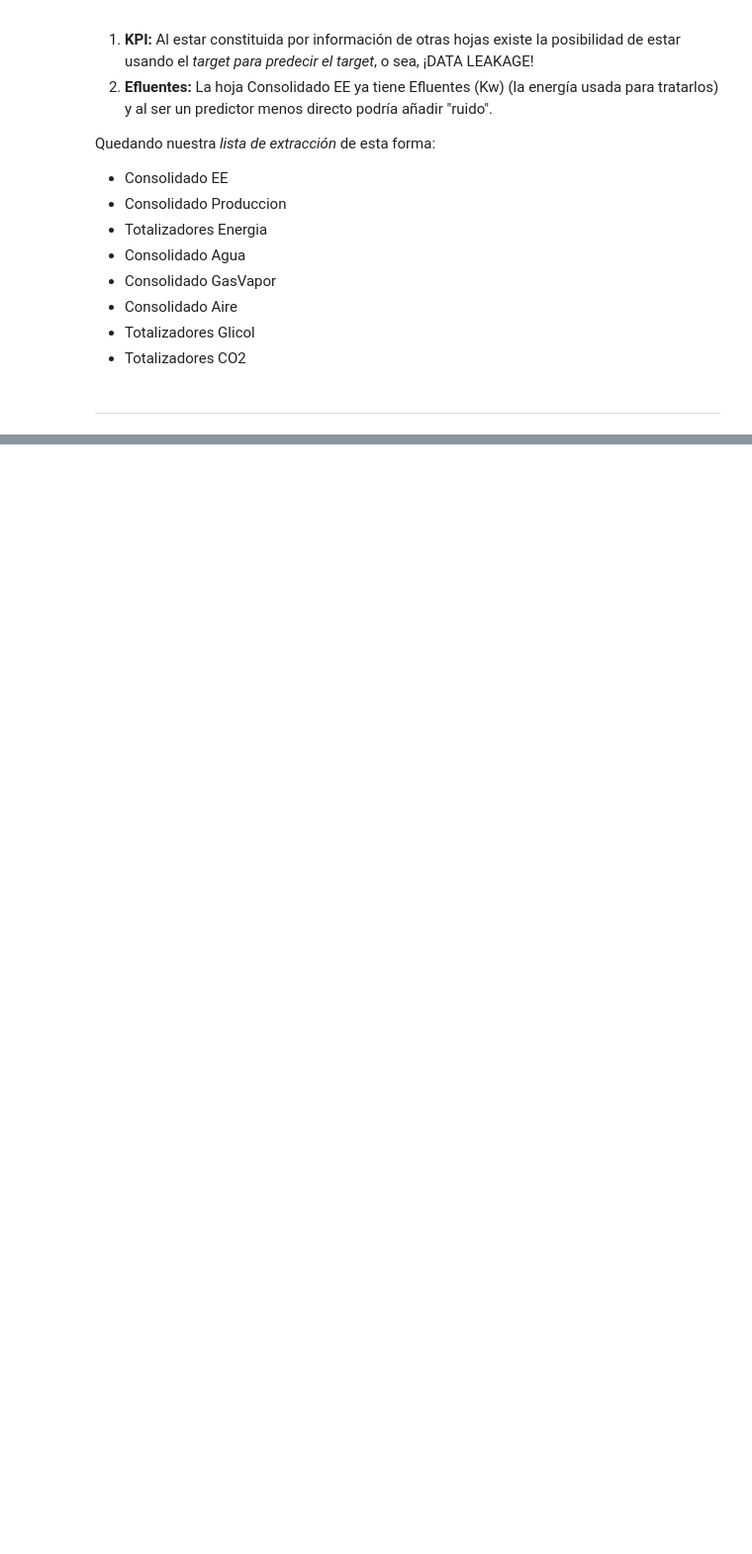
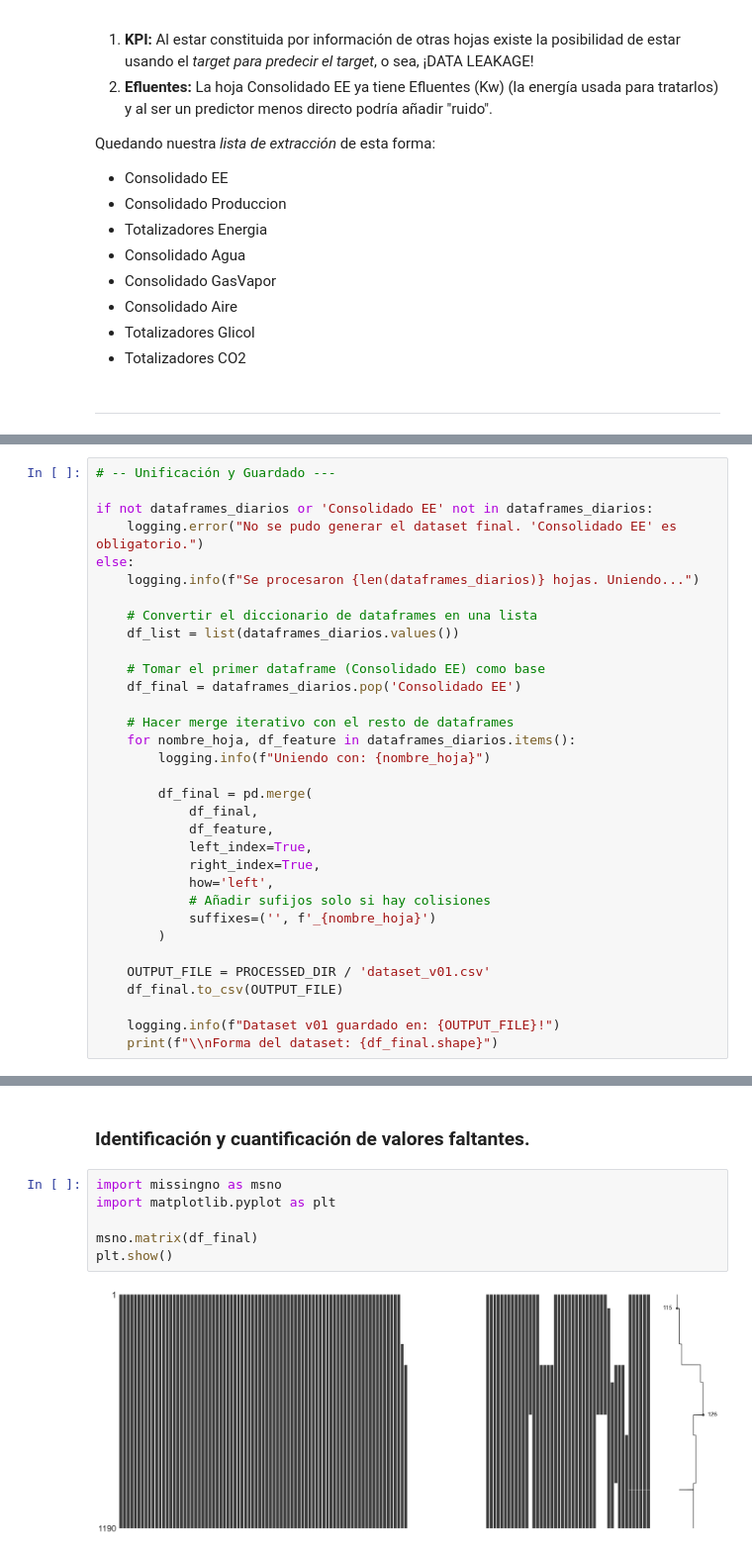
Before and after one commit to VexxAl/lab-datos-TPF, a Jupyter notebook: notebooks/eda.ipynb, the cells around one changed output, grey strips where cells are left out. Shown at 99% size. Drawn from its saved outputs; the diff is of its cells as text; blank space fills up the shorter version.

```diff
--- a/notebooks/eda.ipynb
+++ b/notebooks/eda.ipynb
@@ -52,0 +194,33 @@ Quedando nuestra *lista de extracción* de esta forma:
+# %%
+# -- Unificación y Guardado ---
+
+if not dataframes_diarios or 'Consolidado EE' not in dataframes_diarios:
+    logging.error("No se pudo generar el dataset final. 'Consolidado EE' es obligatorio.")
+else:
+    logging.info(f"Se procesaron {len(dataframes_diarios)} hojas. Uniendo...")
+
+    # Convertir el diccionario de dataframes en una lista
+    df_list = list(dataframes_diarios.values())
+
+    # Tomar el primer dataframe (Consolidado EE) como base
+    df_final = dataframes_diarios.pop('Consolidado EE')
+
+    # Hacer merge iterativo con el resto de dataframes
+    for nombre_hoja, df_feature in dataframes_diarios.items():
+        logging.info(f"Uniendo con: {nombre_hoja}")
+
+        df_final = pd.merge(
+            df_final,
+            df_feature,
+            left_index=True,
+            right_index=True,
+            how='left',
+            # Añadir sufijos solo si hay colisiones
+            suffixes=('', f'_{nombre_hoja}')
+        )
+
+    OUTPUT_FILE = PROCESSED_DIR / 'dataset_v01.csv'
+    df_final.to_csv(OUTPUT_FILE)
+
+    logging.info(f"Dataset v01 guardado en: {OUTPUT_FILE}!")
+    print(f"\\nForma del dataset: {df_final.shape}")
@@ -52,0 +333,10 @@ Quedando nuestra *lista de extracción* de esta forma:
+# %% [markdown]
+### Identificación y cuantificación de valores faltantes.
+# %%
+import missingno as msno
+import matplotlib.pyplot as plt
+
+msno.matrix(df_final)
+plt.show()
+# %% [output]
+[figure, added]
```
Also changed, not shown: parts of 19 cells of this notebook.
